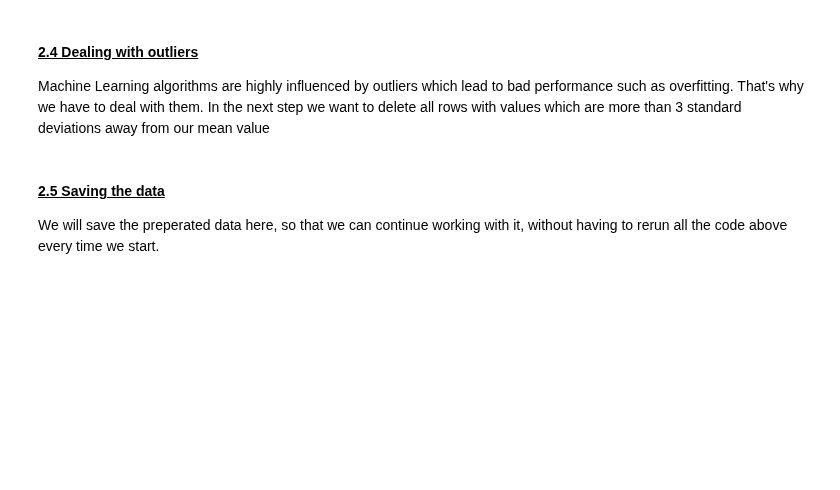
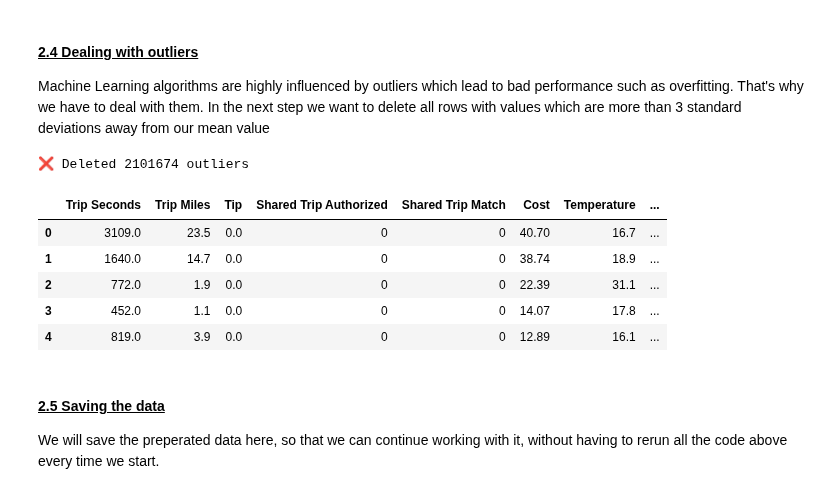
Before and after one commit to mrennefo/DSML-Project, a Jupyter notebook: DSML-Project.ipynb, the cells around one changed output. Drawn from its saved outputs; the diff is of its cells as text; code cells hidden in the pictures; blank space fills up the shorter version.

```diff
--- a/DSML-Project.ipynb
+++ b/DSML-Project.ipynb
@@ -137,21 +236,31 @@ Machine Learning algorithms are highly influenced by outliers which lead to bad
 # %%
 #We don't need to deal with outliers on the columns with dummy variables because there can't be outliers if we just have the values 0 or 1
 data_merged_without_tip = data_merged.drop(columns = ["Tip", "Shared Trip Authorized", "Shared Trip Match", "Rained", "Night", "Day", "Evening"])
 for columns in data_merged_without_tip.columns:
     #Calculate mean and standard deviation of the current column
     mean = data_merged_without_tip[columns].mean()
     std = data_merged_without_tip[columns].std()
 
     #Calculate upper and lower limit
     upperlimit = mean + 3 * std
     lowerlimit = mean - 3 * std
 
     #Replace all outliers with null values so we can remove them later
     data_merged.loc[(data_merged[columns] > upperlimit) | (data_merged[columns] < lowerlimit), columns] = np.nan
 
 #Remove all null values (delete all outliers)
 data_without_outliers = data_merged.dropna(axis = 0)
 print(f"❌ Deleted {len(data_merged) - len(data_without_outliers)} outliers")
+
+data_without_outliers.head()
+# %% [output]
+❌ Deleted 2101674 outliers
+|  | Trip Seconds | Trip Miles | Tip | Shared Trip Authorized | Shared Trip Match | Cost | Temperature | ... |
+| 0 | 3109.0 | 23.5 | 0.0 | 0 | 0 | 40.70 | 16.7 | ... |
+| 1 | 1640.0 | 14.7 | 0.0 | 0 | 0 | 38.74 | 18.9 | ... |
+| 2 | 772.0 | 1.9 | 0.0 | 0 | 0 | 22.39 | 31.1 | ... |
+| 3 | 452.0 | 1.1 | 0.0 | 0 | 0 | 14.07 | 17.8 | ... |
+| 4 | 819.0 | 3.9 | 0.0 | 0 | 0 | 12.89 | 16.1 | ... |
 # %% [markdown]
 <h4 style="text-decoration: underline;">2.5 Saving the data</h4>
 We will save the preperated data here, so that we can continue working with it, without having to rerun all the code above every time we start.
```
Also changed, not shown: parts of 15 cells of this notebook.
